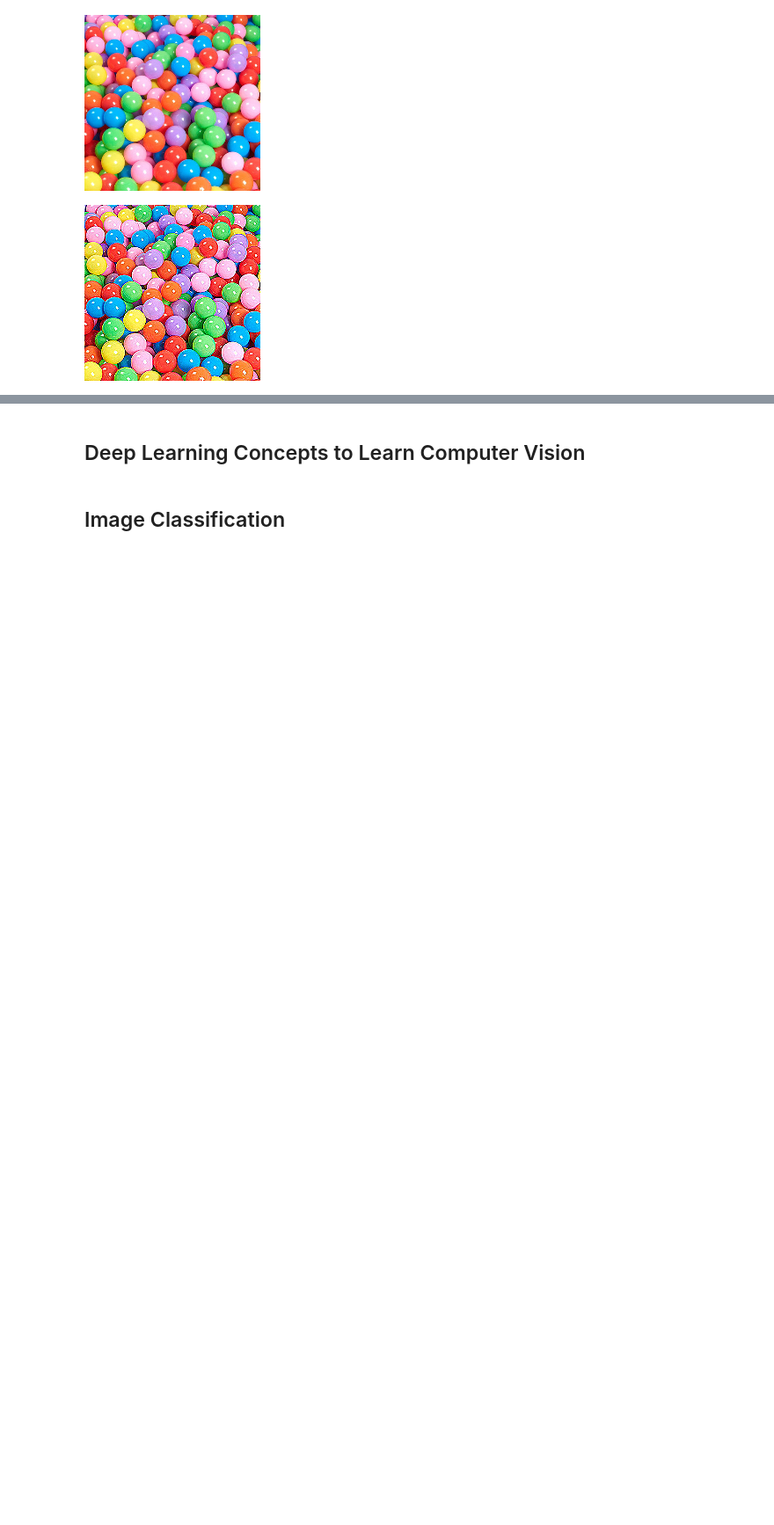
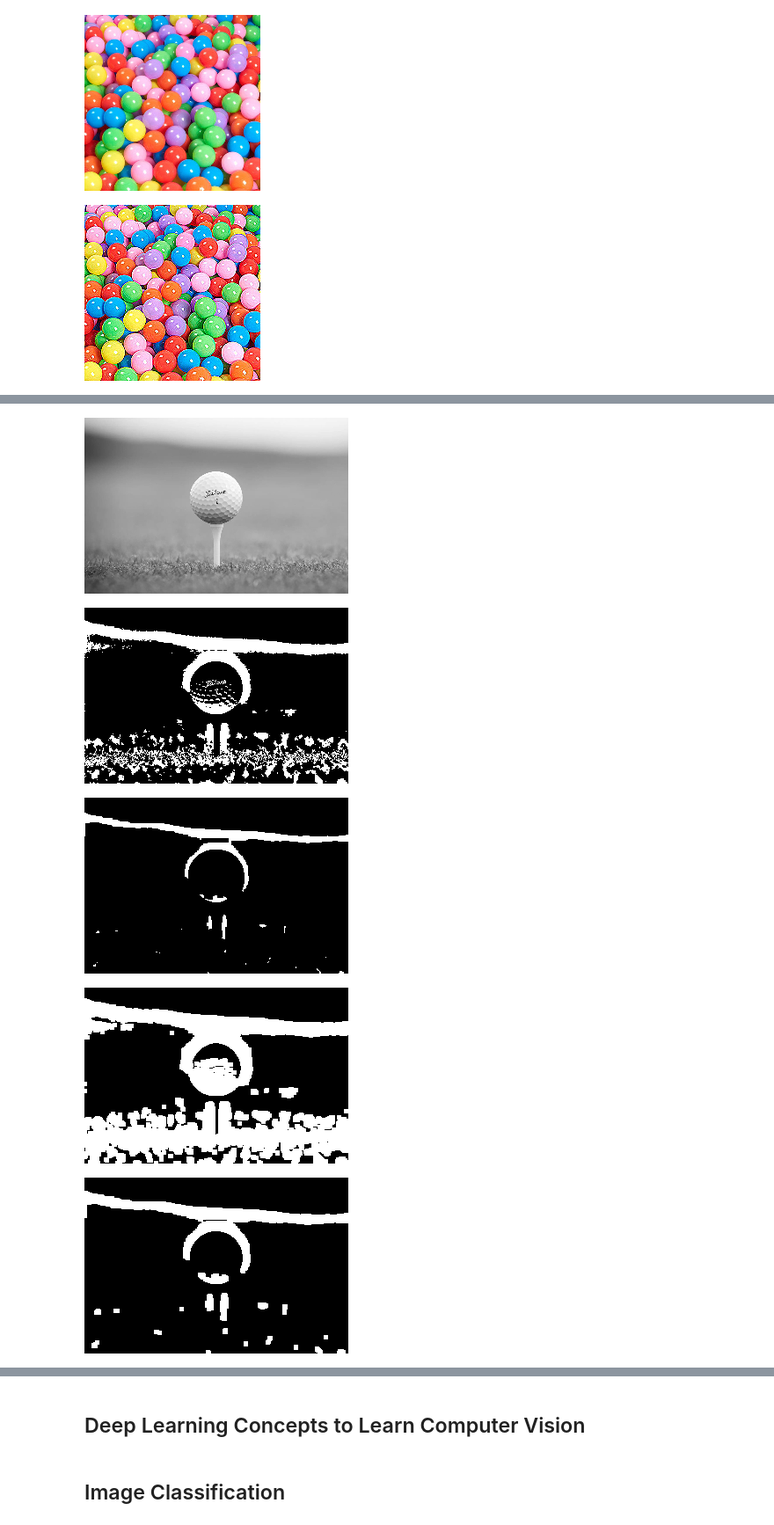
Before and after one commit to jinfeijoy/computer_vision, a Jupyter notebook: CV_for_beginners.ipynb, the cells around one changed output, grey strips where cells are left out. Shown at 88% size. Cells and saved outputs as stored; diff of their text form; code cells hidden in the pictures; blank space fills up the shorter version.

```diff
--- a/CV_for_beginners.ipynb
+++ b/CV_for_beginners.ipynb
@@ -215,0 +273,32 @@ cv2_imshow(sharpv)
+# %%
+image = cv2.cvtColor(img, cv2.COLOR_BGR2GRAY)
+img_binary = cv2.adaptiveThreshold(image, 255, cv2.ADAPTIVE_THRESH_MEAN_C, cv2.THRESH_BINARY, 25, 5)
+img_inv_binary = 255 - img_binary
+cv2_imshow(image)
+
+# show binary img
+cv2_imshow(img_inv_binary)
+
+kernel = np.ones((5,5), np.uint8)
+
+# Erosion
+erode = cv2.erode(img_inv_binary, kernel, iterations = 1)
+cv2_imshow(erode)
+
+# dilation
+dilate = cv2.dilate(img_inv_binary, kernel, iterations = 1)
+cv2_imshow(dilate)
+
+# opening
+opening = cv2.morphologyEx(img_inv_binary, cv2.MORPH_OPEN, kernel)
+cv2_imshow(opening)
+
+# closing
+closing = cv2.morphologyEx(img_inv_binary, cv2.MORPH_CLOSE, kernel)
+cv2_imshow(closing)
+# %% [output]
+[figure, added]
+[figure, added]
+[figure, added]
+[figure, added]
+[figure, added]
```
Also changed, not shown: parts of 7 cells of this notebook.
